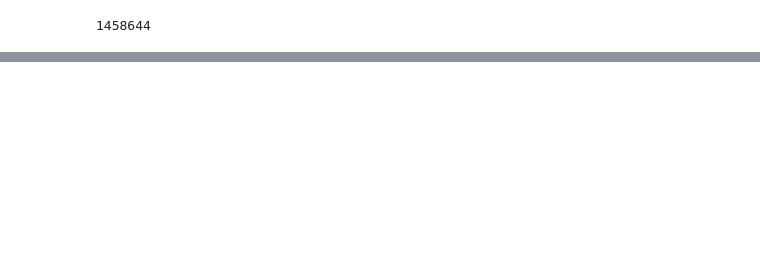
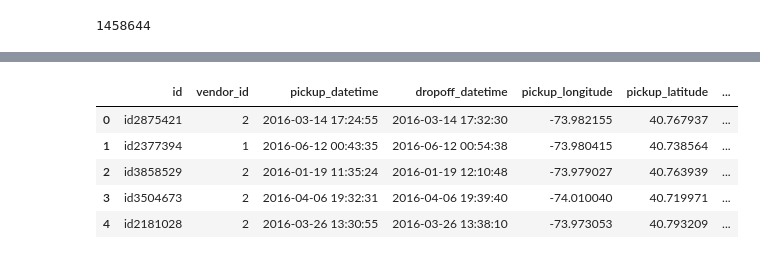
Before and after one commit to issatyajit/NYC-taxi-time-prediction, a Jupyter notebook: NYC_Taxi_Trip_Time_Prediction_Capstone_Project.ipynb, the cells around one changed output, grey strips where cells are left out. Drawn from its saved outputs; the diff is of its cells as text; code cells hidden in the pictures; blank space fills up the shorter version.

```diff
--- a/NYC_Taxi_Trip_Time_Prediction_Capstone_Project.ipynb
+++ b/NYC_Taxi_Trip_Time_Prediction_Capstone_Project.ipynb
@@ -237,0 +323,2 @@ df1=df1[['vendor_id','passenger_count','is_holiday','store_and_fwd_flag','date_n
+# %%
+df2.drop(columns=['average_speed_kmph'],inplace=True)
@@ -237,0 +353,9 @@ df1=df1[['vendor_id','passenger_count','is_holiday','store_and_fwd_flag','date_n
+# %%
+def get_passenger(X):
+  if X==1:
+    A=1
+  else:
+    A=0
+  return A
+# %%
+df2['uni_passenger']=df2['passenger_count'].apply(get_passenger)
@@ -237,0 +364,9 @@ df1=df1[['vendor_id','passenger_count','is_holiday','store_and_fwd_flag','date_n
+# %%
+df2.head()
+# %% [output]
+|  | id | vendor_id | pickup_datetime | dropoff_datetime | pickup_longitude | pickup_latitude | ... |
+| 0 | id2875421 | 2 | 2016-03-14 17:24:55 | 2016-03-14 17:32:30 | -73.982155 | 40.767937 | ... |
+| 1 | id2377394 | 1 | 2016-06-12 00:43:35 | 2016-06-12 00:54:38 | -73.980415 | 40.738564 | ... |
+| 2 | id3858529 | 2 | 2016-01-19 11:35:24 | 2016-01-19 12:10:48 | -73.979027 | 40.763939 | ... |
+| 3 | id3504673 | 2 | 2016-04-06 19:32:31 | 2016-04-06 19:39:40 | -74.010040 | 40.719971 | ... |
+| 4 | id2181028 | 2 | 2016-03-26 13:30:55 | 2016-03-26 13:38:10 | -73.973053 | 40.793209 | ... |
```
Also changed, not shown: parts of 28 cells of this notebook.
